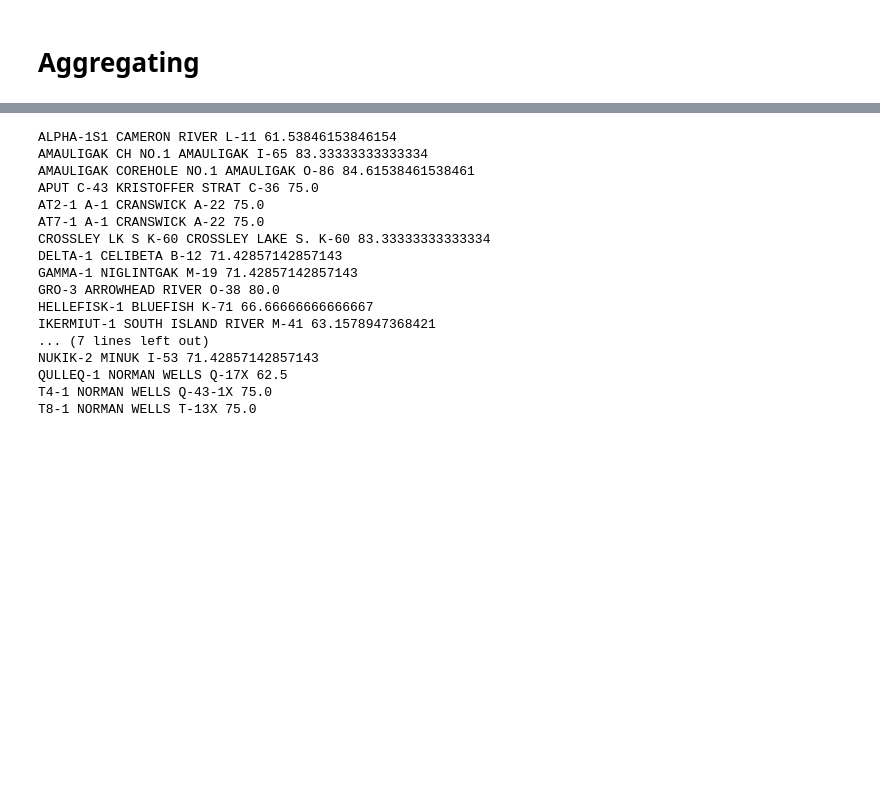
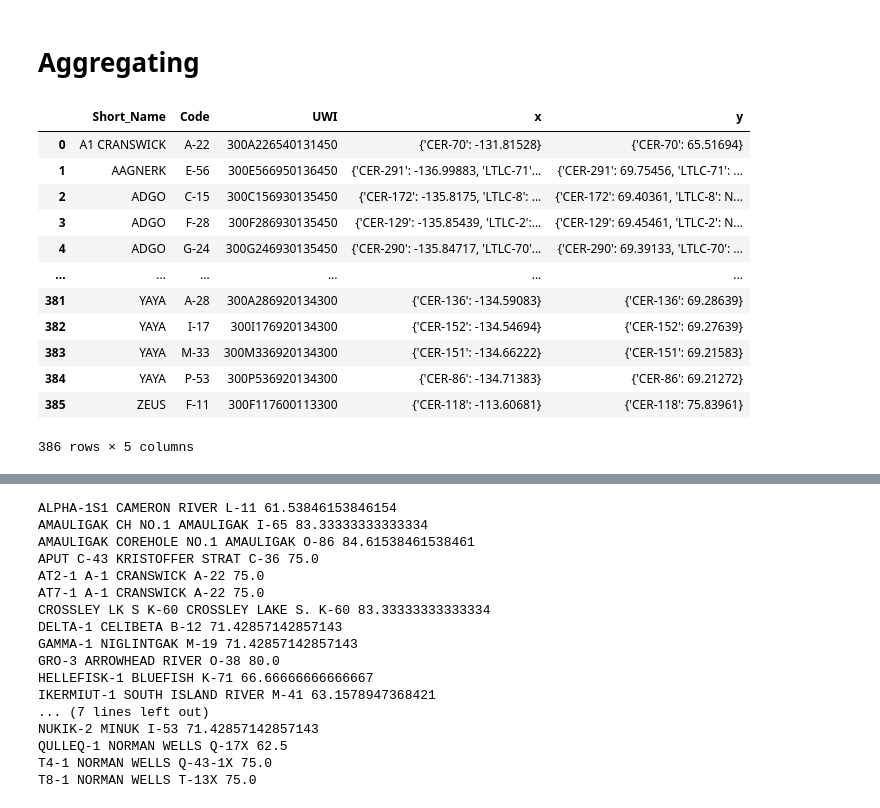
Before and after one commit to gsc-permafrost/NorthernWellSites, a Jupyter notebook: NorthernWellDatabase.ipynb, the cells around one changed output, grey strips where cells are left out. Saved outputs shown, nothing was run; the diff lists cells and outputs as text; code cells hidden in the pictures; blank space fills up the shorter version.

```diff
--- a/NorthernWellDatabase.ipynb
+++ b/NorthernWellDatabase.ipynb
@@ -362,46 +362,78 @@ dataSet = {
 }
 
 # Corrections
 for key,value in dataSet.items():
 	df = dataSet[key]
 	# A UID for backtracking all records
 	df['Data_Source'] = key
 	df['UWI'] = df['UWI'].fillna('None').astype('str').str.lstrip()
 	# Removed secondary codes
 	df['Name'] = df['Name'].str.split(r'(').str[0]
-	df['Code'] = df['Name'].str.extract(r".*([A-Za-z]\-\d+)").fillna('~')
+	df['Code'] = df['Name'].str.extract(r".*(\d[a-zA-Z]-\d+[a-zA-Z]{,})").fillna(df['Name'].str.extract(r".*([a-zA-Z]-\d+[a-zA-Z]{,})")).fillna('~')
 	df['Short_Name'] = [t.split(n)[0] if t.split(n)[0] != '' else t.split(n)[-1] for t,n in zip(df['Name'],df['Code'])]
 	df['Short_Name'] = df['Short_Name'].str.replace(r'[^a-zA-Z0-9\s]', '', regex=True)
 	df.loc[df['Short_Name']=='',['Name','Code']]
 	# print(df.loc[df['Code']=='~','Name'])
 
 AllData = pd.concat([d[['Name','Short_Name','Code','UWI','Data_Source','DS_UID','x','y']] for d in dataSet.values()])
 AllPoints = gpd.GeoDataFrame(data=AllData,geometry=gpd.points_from_xy(x=AllData['x'],y=AllData['y']),crs='NAD1983').to_crs('WGS1984')
 AllPoints['OID'] = [i for i in range(0,len(AllPoints))]
 AllPoints = AllPoints.set_index('DS_UID')
 
 # Sync names for those with UIW
 UWI = AllPoints.loc[AllPoints['UWI']!='None'].groupby('UWI').agg(set)[['Short_Name','Code']]
 UWI[['x','y']] = AllPoints.loc[AllPoints['UWI']!='None'].groupby('UWI').agg(dict)[['x','y']]
-UWI
+
+def dict_v(d):
+	if len(d)==1:
+		return(list(d.values())[0])
+	else:
+		return(d)
+
+UWI['x'] = UWI['x'].apply(dict_v)
+UWI['y'] = UWI['y'].apply(dict_v)
 
 UWI['Short_Name']=UWI['Short_Name'].apply(list).apply(lambda x: filter(x,fuzzmask=90))
 UWI['Code']=UWI['Code'].apply(list).apply(filter)
-# # AllPoints.loc[AllPoints['Short_Name']=='']
 
 
-# noUWI = AllPoints.loc[AllPoints['UWI']=='None']
-# noUWI = noUWI.groupby(['Short_Name','Code']).agg(list)[['UWI']].apply(filter).reset_index()
-# for key,source in noUWI.iterrows():
-# 	uwi = UWI.loc[((UWI['Short_Name']==source['Short_Name'])&(UWI['Code']==source['Code']))]
-# 	if len(uwi)==1:
-# 		noUWI.loc[key,'UWI'] = uwi.index[0]
-# 	# elif len(uwi)<1:
-# 	# 	print(source)
-# # 	else:
-# 		print(UWI.loc[(UWI['Short_Name']==key[0])])
+noUWI_tmp = AllPoints.loc[AllPoints['UWI']=='None']
+noUWI = noUWI_tmp.groupby(['Short_Name','Code']).agg(list)[['UWI']].apply(filter)
+noUWI[['x','y']] = noUWI_tmp.groupby(['Short_Name','Code']).agg(dict)[['x','y']]
+noUWI = noUWI.reset_index()
+for key,source in noUWI.iterrows():
+	uwi = UWI.loc[((UWI['Short_Name']==source['Short_Name'])&(UWI['Code']==source['Code']))]
+	if len(uwi)==1:
+		# print()
+		noUWI.loc[key,'UWI'] = uwi.index[0]
+	# elif len(uwi)>1:
+		# print('_-----------------_')
+		# print(uwi['x'].values)
+		# print(key)
+		# print('--')
+		# print(source)#['source['x'])
+		# print(uwi['x'])
+	# else:
+	# 	print(UWI.loc[(UWI['Short_Name']==key[0])])
 
 # noUWI.loc[noUWI['UWI'].apply(listCheck),'UWI']=None#[('AGNERK','E-56')]
+# noUWI[noUWI['UWI'].isna()]
+# noUWI.loc[23]
+noUWI
+# %% [output]
+|  | Short_Name | Code | UWI | x | y |
+| 0 | A1 CRANSWICK | A-22 | 300A226540131450 | {'CER-70': -131.81528} | {'CER-70': 65.51694} |
+| 1 | AAGNERK | E-56 | 300E566950136450 | {'CER-291': -136.99883, 'LTLC-71'... | {'CER-291': 69.75456, 'LTLC-71': ... |
+| 2 | ADGO | C-15 | 300C156930135450 | {'CER-172': -135.8175, 'LTLC-8': ... | {'CER-172': 69.40361, 'LTLC-8': N... |
+| 3 | ADGO | F-28 | 300F286930135450 | {'CER-129': -135.85439, 'LTLC-2':... | {'CER-129': 69.45461, 'LTLC-2': N... |
+| 4 | ADGO | G-24 | 300G246930135450 | {'CER-290': -135.84717, 'LTLC-70'... | {'CER-290': 69.39133, 'LTLC-70': ... |
+| ... | ... | ... | ... | ... | ... |
+| 381 | YAYA | A-28 | 300A286920134300 | {'CER-136': -134.59083} | {'CER-136': 69.28639} |
+| 382 | YAYA | I-17 | 300I176920134300 | {'CER-152': -134.54694} | {'CER-152': 69.27639} |
+| 383 | YAYA | M-33 | 300M336920134300 | {'CER-151': -134.66222} | {'CER-151': 69.21583} |
+| 384 | YAYA | P-53 | 300P536920134300 | {'CER-86': -134.71383} | {'CER-86': 69.21272} |
+| 385 | ZEUS | F-11 | 300F117600113300 | {'CER-118': -113.60681} | {'CER-118': 75.83961} |
+386 rows × 5 columns
 # %%
 # AllPoints.loc[AllPoints['UWI']=='300N506720136450']
 def dict_v(d):
```
Also changed, not shown: parts of 1 cell of this notebook.
